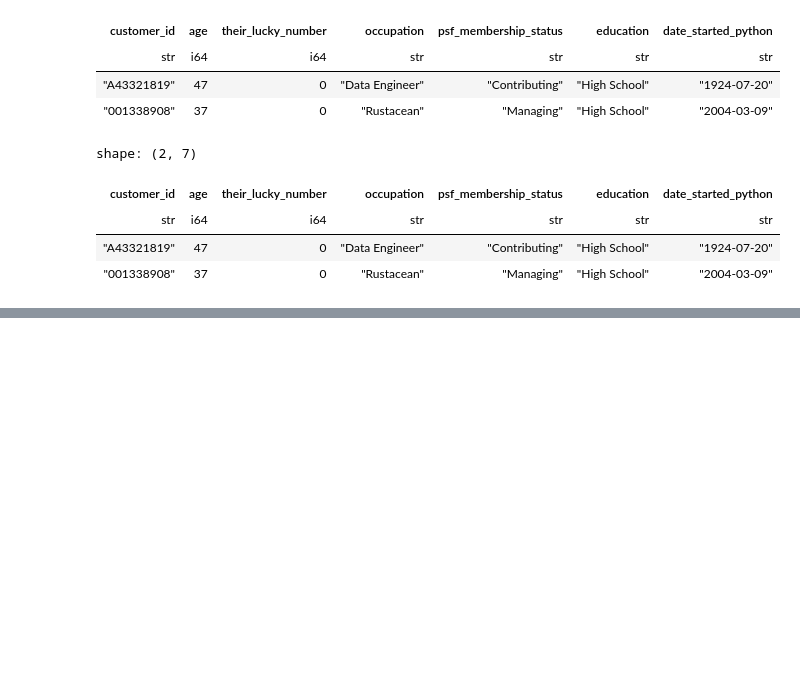
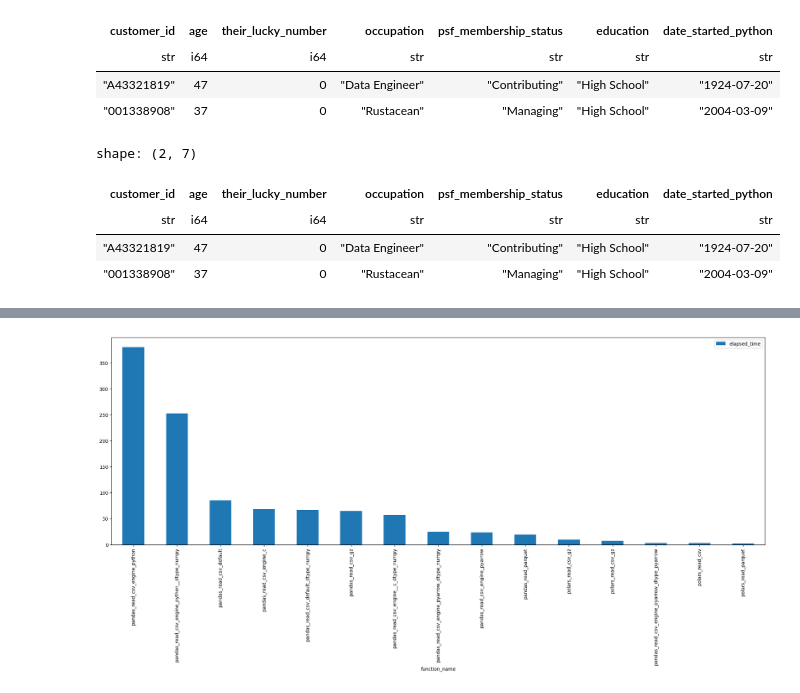
Before and after one commit to surfaceowl/talk_nov2023_pandas_polars_arrow, a Jupyter notebook: performance_comparison.ipynb, the cells around one changed output, grey strips where cells are left out. Saved outputs shown, nothing was run; the diff lists cells and outputs as text; code cells hidden in the pictures; blank space fills up the shorter version.

Commit message:
update synth data & requirements; improve slides; add bar charts to support notebooks

```diff
--- a/performance_comparison.ipynb
+++ b/performance_comparison.ipynb
@@ -200,0 +210,5 @@ True
+# %%
+df_results = pd.read_csv(
+    "timer_log_results.csv", header=0, engine="pyarrow", dtype_backend="pyarrow"
+)
+df_results
@@ -200,0 +232,7 @@ True
+# %%
+# graph results
+df_results.sort_values(["elapsed_time", "function_name"], ascending=[False, True]).plot(
+    kind="bar", x="function_name", y="elapsed_time", figsize=(25, 8)
+);
+# %% [output]
+[figure, added]
```
Also changed, not shown: parts of 21 cells of this notebook, 5 other files.
